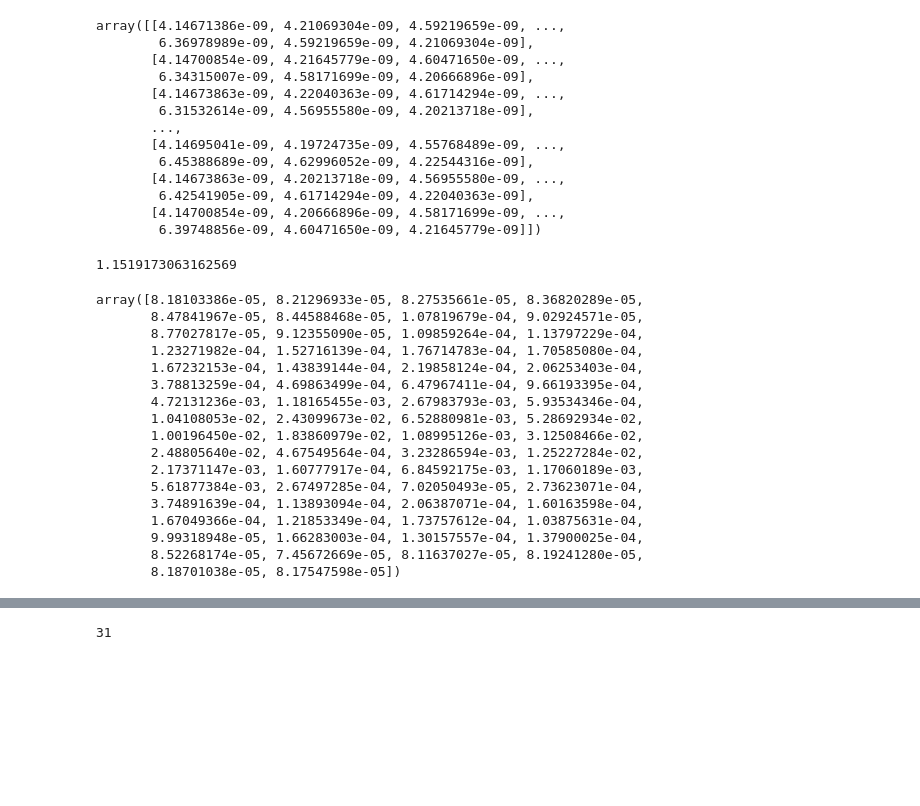
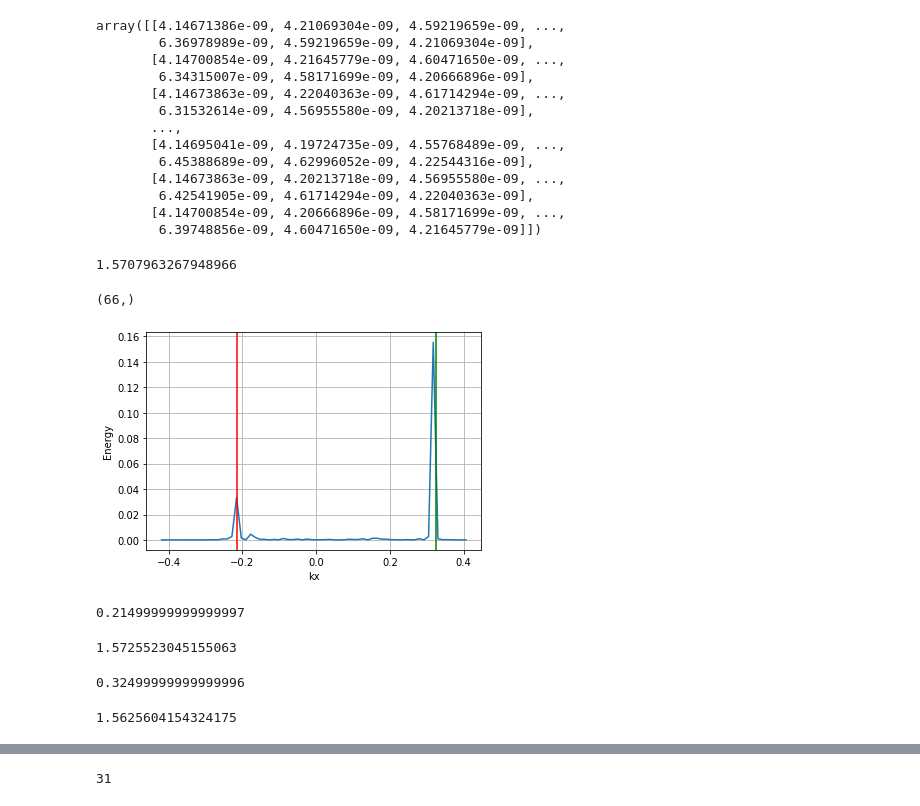
Before and after one commit to joeyanderson1/4th-Year-Thesis, a Jupyter notebook: New PCS Method.ipynb, the cells around one changed output, grey strips where cells are left out. Saved outputs shown, nothing was run; the diff lists cells and outputs as text; code cells hidden in the pictures; blank space fills up the shorter version.

```diff
--- a/New PCS Method.ipynb
+++ b/New PCS Method.ipynb
@@ -725,29 +725,11 @@ array([[4.14671386e-09, 4.21069304e-09, 4.59219659e-09, ...,
        [4.14700854e-09, 4.20666896e-09, 4.58171699e-09, ...,
         6.39748856e-09, 4.60471650e-09, 4.21645779e-09]])
 # %%
-ind = 820
+ind = 900
 # %%
 spec3d.w[ind]
 # %% [output]
-1.1519173063162569
+1.5707963267948966
 # %%
-energies[ind,:]
+thing = energies[ind,:]
 # slice energies at the fre
-# %% [output]
-array([8.18103386e-05, 8.21296933e-05, 8.27535661e-05, 8.36820289e-05,
-       8.47841967e-05, 8.44588468e-05, 1.07819679e-04, 9.02924571e-05,
-       8.77027817e-05, 9.12355090e-05, 1.09859264e-04, 1.13797229e-04,
-       1.23271982e-04, 1.52716139e-04, 1.76714783e-04, 1.70585080e-04,
-       1.67232153e-04, 1.43839144e-04, 2.19858124e-04, 2.06253403e-04,
-       3.78813259e-04, 4.69863499e-04, 6.47967411e-04, 9.66193395e-04,
-       4.72131236e-03, 1.18165455e-03, 2.67983793e-03, 5.93534346e-04,
-       1.04108053e-02, 2.43099673e-02, 6.52880981e-03, 5.28692934e-02,
-       1.00196450e-02, 1.83860979e-02, 1.08995126e-03, 3.12508466e-02,
-       2.48805640e-02, 4.67549564e-04, 3.23286594e-03, 1.25227284e-02,
-       2.17371147e-03, 1.60777917e-04, 6.84592175e-03, 1.17060189e-03,
-       5.61877384e-03, 2.67497285e-04, 7.02050493e-05, 2.73623071e-04,
-       3.74891639e-04, 1.13893094e-04, 2.06387071e-04, 1.60163598e-04,
-       1.67049366e-04, 1.21853349e-04, 1.73757612e-04, 1.03875631e-04,
-       9.99318948e-05, 1.66283003e-04, 1.30157557e-04, 1.37900025e-04,
-       8.52268174e-05, 7.45672669e-05, 8.11637027e-05, 8.19241280e-05,
-       8.18701038e-05, 8.17547598e-05])
@@ -753,0 +738,31 @@ array([8.18103386e-05, 8.21296933e-05, 8.27535661e-05, 8.36820289e-05,
+# %%
+spec3d.kx.shape
+# %% [output]
+(66,)
+# %%
+plt.plot(spec3d.kx, thing)
+
+plt.axvline(x= -0.21499999999999997, color='red')
+plt.axvline(x= 0.32499999999999996, color='green')
+
+plt.xlabel("kx")
+plt.ylabel("Energy")
+plt.grid(True)
+# %% [output]
+[figure, added]
+# %%
+disp_r_0[41]
+# %% [output]
+0.21499999999999997
+# %%
+disp_ww_for_theta_0[41]
+# %% [output]
+1.5725523045155063
+# %%
+disp_r_pi[63]
+# %% [output]
+0.32499999999999996
+# %%
+disp_ww_for_theta_pi[63]
+# %% [output]
+1.5625604154324175
```
Also changed, not shown: parts of 4 cells of this notebook.
